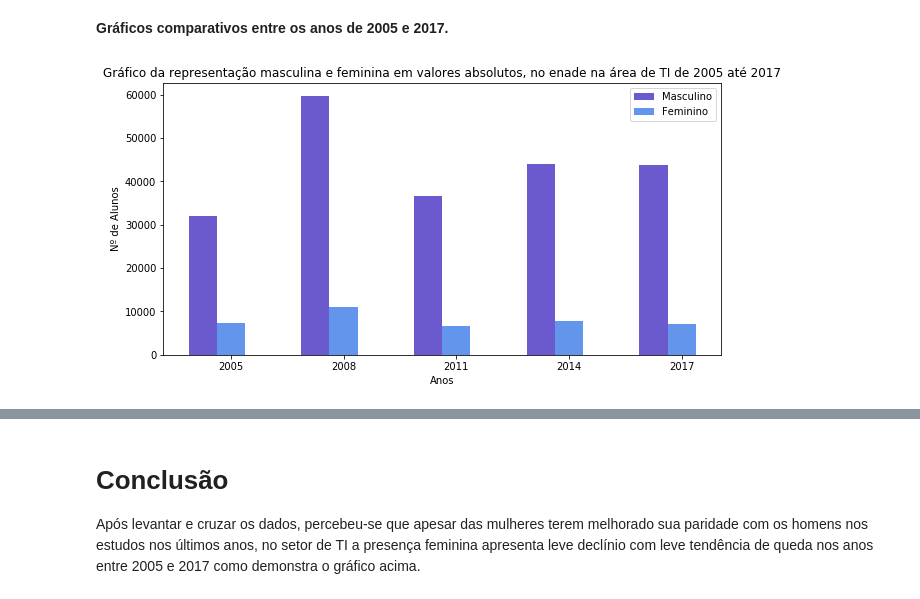
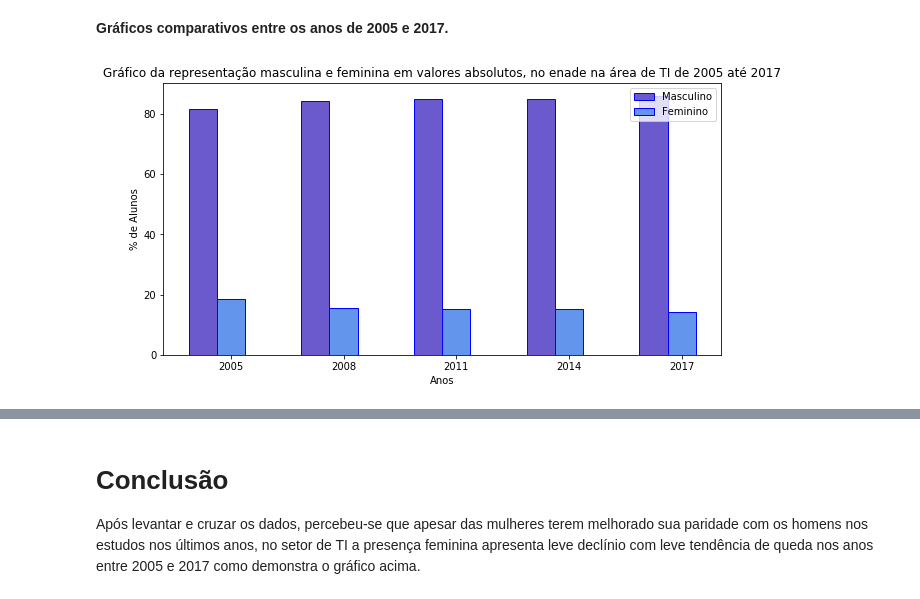
Before and after one commit to maurosakugawa/Analise-sobre-o-numero-de-alunos-masculinos-e-femininos-nos-cursos-da-rea-de-TI-entre-2005-a-2017, a Jupyter notebook: Relação de alunos masculinos e femininos nos cursos da área de TI entre os anos de 2005 a 2017.ipynb, the cells around one changed output, grey strips where cells are left out. Cells and saved outputs as stored; diff of their text form; code cells hidden in the pictures.

```diff
--- a/Relação de alunos masculinos e femininos nos cursos da área de TI entre os anos de 2005 a 2017.ipynb
+++ b/Relação de alunos masculinos e femininos nos cursos da área de TI entre os anos de 2005 a 2017.ipynb
@@ -604,32 +602,32 @@ plt.show()
 # %%
 # Gráfico comparativos Masculinos X Femininos
 
-Masculino = [32079, 59709, 36542, 43933, 43840]
-Feminino = [7295, 11060, 6532, 7840, 7172]
+Masculino = [81.47, 84.37, 84.84, 84.86, 85.94]
+Feminino = [18.53, 15.63, 15.16, 15.14, 14.06]
 
 
 # Definindo a largura das barras
 barWidth = 0.25
 
 # Aumentando o gráfico
 plt.figure(figsize=(10,5))
 
 # Definindo a posição das barras
 r1 = np.arange(len(Masculino))
 r2 = [x + barWidth for x in r1]
 
 # Criando as barras
-plt.bar(r1, Masculino, color='#6A5ACD', width=barWidth, label='Masculino')
-plt.bar(r2, Feminino, color='#6495ED', width=barWidth, label='Feminino')
+plt.bar(r1, Masculino, color='#6A5ACD', width=barWidth, label='Masculino', edgecolor='b')
+plt.bar(r2, Feminino, color='#6495ED', width=barWidth, label='Feminino', edgecolor='b')
 
 # Adicionando legendas as barras
 plt.xlabel('Anos')
 plt.xticks([r + barWidth for r in range(len(Masculino))], ['2005', '2008', '2011', '2014', '2017'])
-plt.ylabel('Nº de Alunos')
+plt.ylabel('% de Alunos')
 plt.title('Gráfico da representação masculina e feminina em valores absolutos, no enade na área de TI de 2005 até 2017')
 
 # Criando a legenda e exibindo o gráfico
 plt.legend()
 plt.show()
 # %% [output]
-[figure, old version]
+[figure, new version]
```
Also changed, not shown: parts of 4 cells of this notebook, 5 other files.
